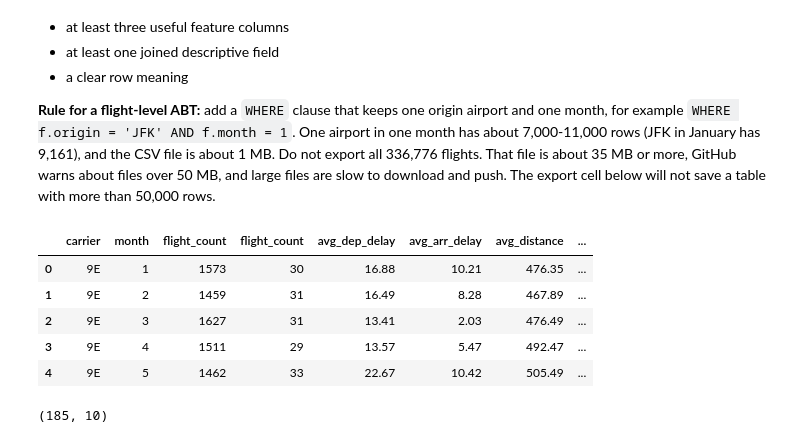
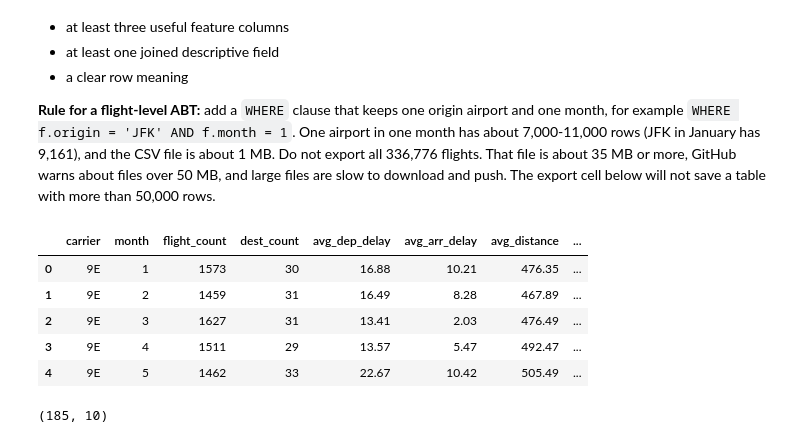
Before and after one commit to JoeG-UTSA/BAN6003-Week09-10-JoeGarcia, a Jupyter notebook: notebooks/module10_sql_joins_abt_guided_lab.ipynb, the cells around one changed output. Cells and saved outputs as stored; diff of their text form; code cells hidden in the pictures.

```diff
--- a/notebooks/module10_sql_joins_abt_guided_lab.ipynb
+++ b/notebooks/module10_sql_joins_abt_guided_lab.ipynb
@@ -918,35 +918,35 @@ Your ABT should include:
 # %%
 # Final Practice
 # Build your preliminary ABT here.
 
 query = '''
 WITH carrier_month AS (
     SELECT
         carrier,
         month,
         COUNT(*) AS flight_count,
-        COUNT (DISTINCT dest) AS flight_count,
+        COUNT (DISTINCT dest) AS dest_count,
         ROUND(AVG(dep_delay)::numeric, 2)::float AS avg_dep_delay,
         ROUND(AVG(arr_delay)::numeric, 2)::float AS avg_arr_delay,
         ROUND(AVG(distance)::numeric, 2)::float AS avg_distance,
         ROUND(AVG(CASE WHEN arr_delay > 15 THEN 1 ELSE 0 END)::numeric, 4)::float AS pct_arr_delay_gt_15,
         SUM(CASE WHEN dep_time IS NULL THEN 1 ELSE 0 END) AS cancelled_count
     FROM flights
     GROUP BY carrier, month
 )
 SELECT
     cm.*,
     a.name AS airline_name
 FROM carrier_month AS cm
 LEFT JOIN airlines AS a
     ON cm.carrier = a.carrier
 ORDER BY cm.carrier, cm.month;
 '''
 
 my_abt = run_query(query, engine)
 my_abt.head()
 # %% [output]
-|  | carrier | month | flight_count | flight_count | avg_dep_delay | avg_arr_delay | avg_distance | ... |
+|  | carrier | month | flight_count | dest_count | avg_dep_delay | avg_arr_delay | avg_distance | ... |
 | 0 | 9E | 1 | 1573 | 30 | 16.88 | 10.21 | 476.35 | ... |
 | 1 | 9E | 2 | 1459 | 31 | 16.49 | 8.28 | 467.89 | ... |
 | 2 | 9E | 3 | 1627 | 31 | 13.41 | 2.03 | 476.49 | ... |
```
Also changed, not shown: parts of 10 cells of this notebook.
